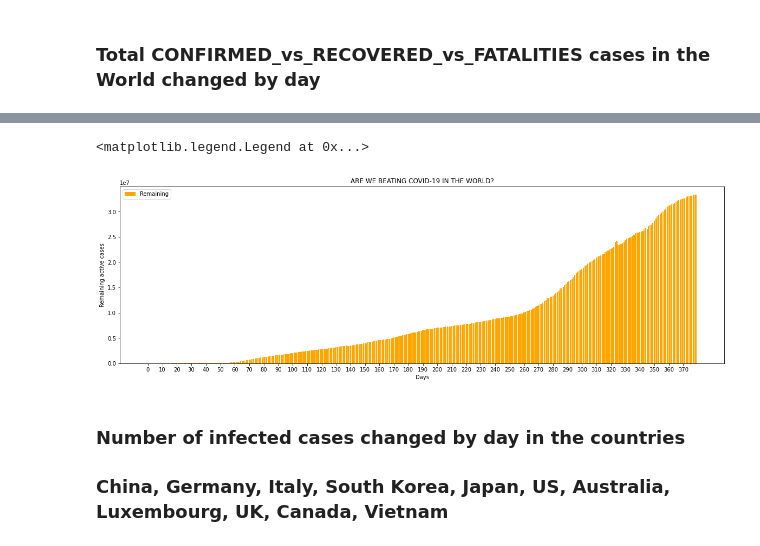
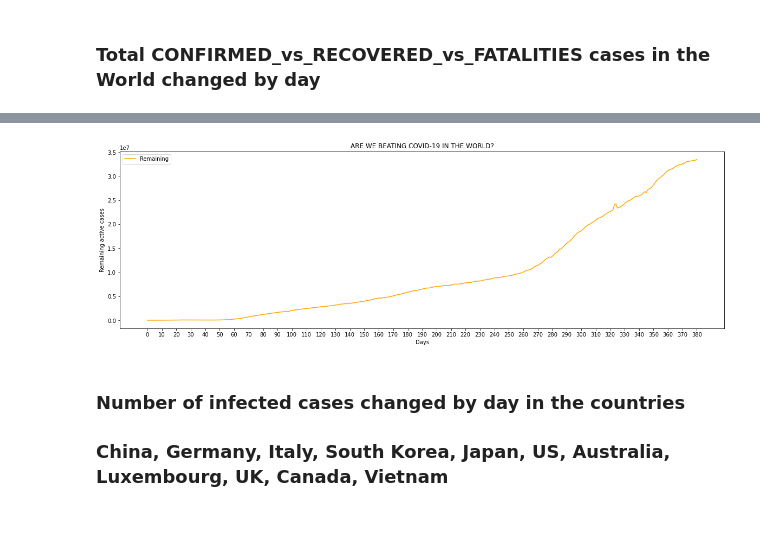
Before and after one commit to lphan/ML-Practices, a Jupyter notebook: 18_Covid-19/18_Covid-19.ipynb, the cells around one changed output, grey strips where cells are left out. Saved outputs shown, nothing was run; the diff lists cells and outputs as text; code cells hidden in the pictures.

```diff
--- a/18_Covid-19/18_Covid-19.ipynb
+++ b/18_Covid-19/18_Covid-19.ipynb
@@ -128,17 +128,17 @@ plt.legend()
 # %%
 # ARE WE BEATING COVID-19?
 # len(totalconfirmed_by_day), len(totalrecovered_by_day), len(totalfatalities_by_day)
 remaining_by_day = np.array(totalconfirmed_by_day) - np.array(totalrecovered_by_day) - np.array(totalfatalities_by_day)
 
 plt.xticks(np.arange(0, max(x_dat)+1, 10))
-plt.bar(x_dat, remaining_by_day, color='orange', label='Remaining')
+plt.plot(x_dat, remaining_by_day, color='orange', label='Remaining')
 plt.xlabel('Days')
 plt.ylabel('Remaining active cases')
 plt.title("ARE WE BEATING COVID-19 IN THE WORLD?")
 plt.legend()
+plt.savefig('output/AreWeBeatingCovid.jpg')
 # %% [output]
-<matplotlib.legend.Legend at 0x...>
-[figure, old version]
+[figure, new version]
 # %% [markdown]
 ### Number of infected cases changed by day in the countries
 ### China, Germany, Italy, South Korea, Japan, US, Australia, Luxembourg, UK, Canada, Vietnam
```
Also changed, not shown: parts of 7 cells of this notebook, 21 other files.
